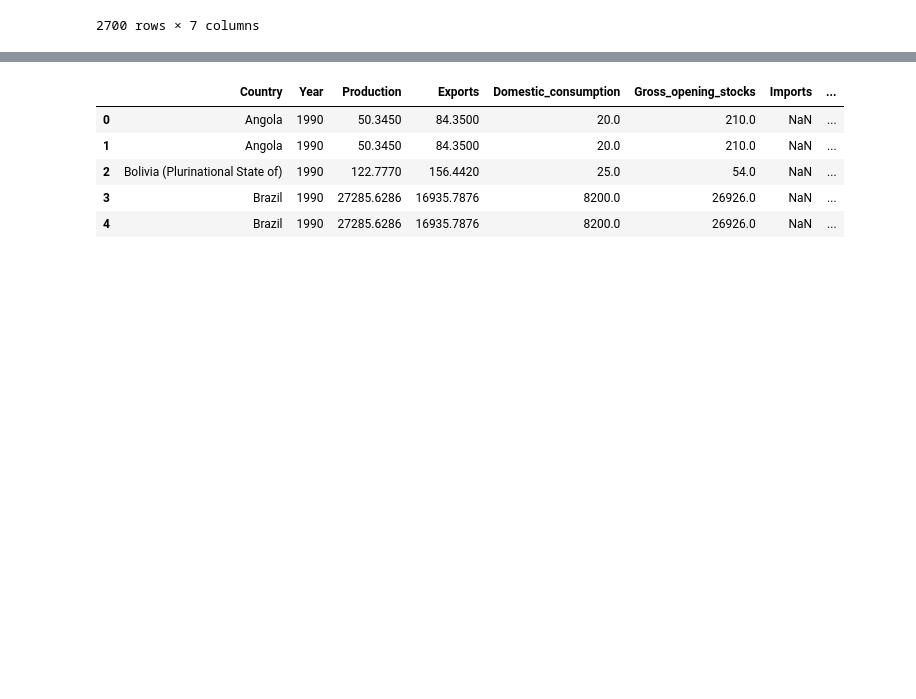
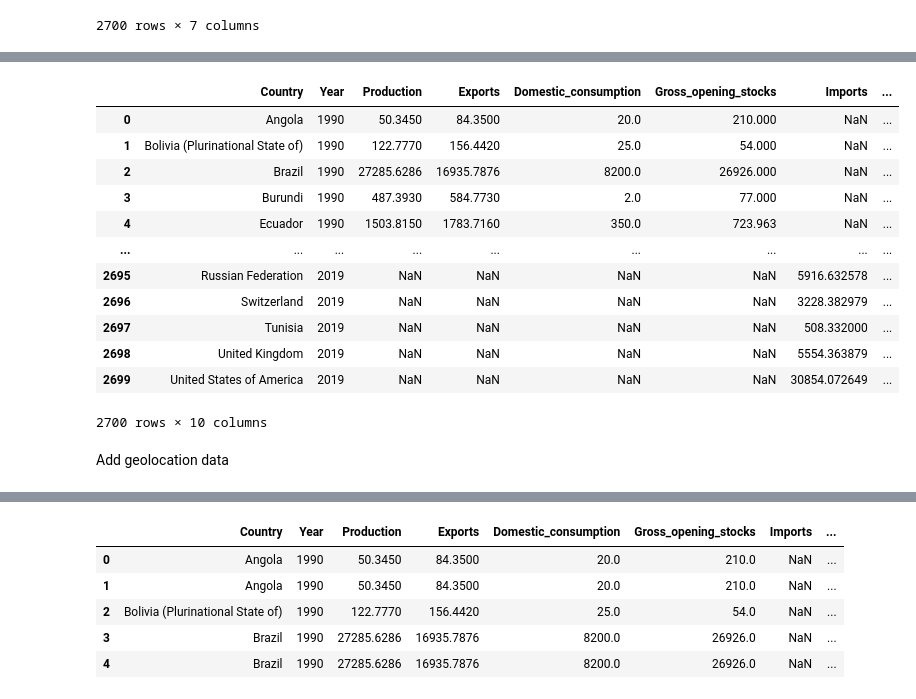
Before and after one commit to mathjkim/coffee-crew, a Jupyter notebook: notebooks/Data Cleaning - Jimin.ipynb, the cells around one changed output, grey strips where cells are left out. Cells and saved outputs as stored; diff of their text form; code cells hidden in the pictures; blank space fills up the shorter version.

```diff
--- a/notebooks/Data Cleaning - Jimin.ipynb
+++ b/notebooks/Data Cleaning - Jimin.ipynb
@@ -270,3 +290,19 @@ res = pd.merge(left, right,how="outer" ,on = ["Country","Year"])
 left = res
 right = consumption
 res = pd.merge(left, right,how="outer" ,on = ["Country","Year"])
+# %%
+res
+# %% [output]
+|  | Country | Year | Production | Exports | Domestic_consumption | Gross_opening_stocks | Imports | ... |
+| 0 | Angola | 1990 | 50.3450 | 84.3500 | 20.0 | 210.000 | NaN | ... |
+| 1 | Bolivia (Plurinational State of) | 1990 | 122.7770 | 156.4420 | 25.0 | 54.000 | NaN | ... |
+| 2 | Brazil | 1990 | 27285.6286 | 16935.7876 | 8200.0 | 26926.000 | NaN | ... |
+| 3 | Burundi | 1990 | 487.3930 | 584.7730 | 2.0 | 77.000 | NaN | ... |
+| 4 | Ecuador | 1990 | 1503.8150 | 1783.7160 | 350.0 | 723.963 | NaN | ... |
+| ... | ... | ... | ... | ... | ... | ... | ... | ... |
+| 2695 | Russian Federation | 2019 | NaN | NaN | NaN | NaN | 5916.632578 | ... |
+| 2696 | Switzerland | 2019 | NaN | NaN | NaN | NaN | 3228.382979 | ... |
+| 2697 | Tunisia | 2019 | NaN | NaN | NaN | NaN | 508.332000 | ... |
+| 2698 | United Kingdom | 2019 | NaN | NaN | NaN | NaN | 5554.363879 | ... |
+| 2699 | United States of America | 2019 | NaN | NaN | NaN | NaN | 30854.072649 | ... |
+2700 rows × 10 columns
@@ -272,0 +313,2 @@ res = pd.merge(left, right,how="outer" ,on = ["Country","Year"])
+# %% [markdown]
+Add geolocation data
```
Also changed, not shown: parts of 24 cells of this notebook, 1 other file.
